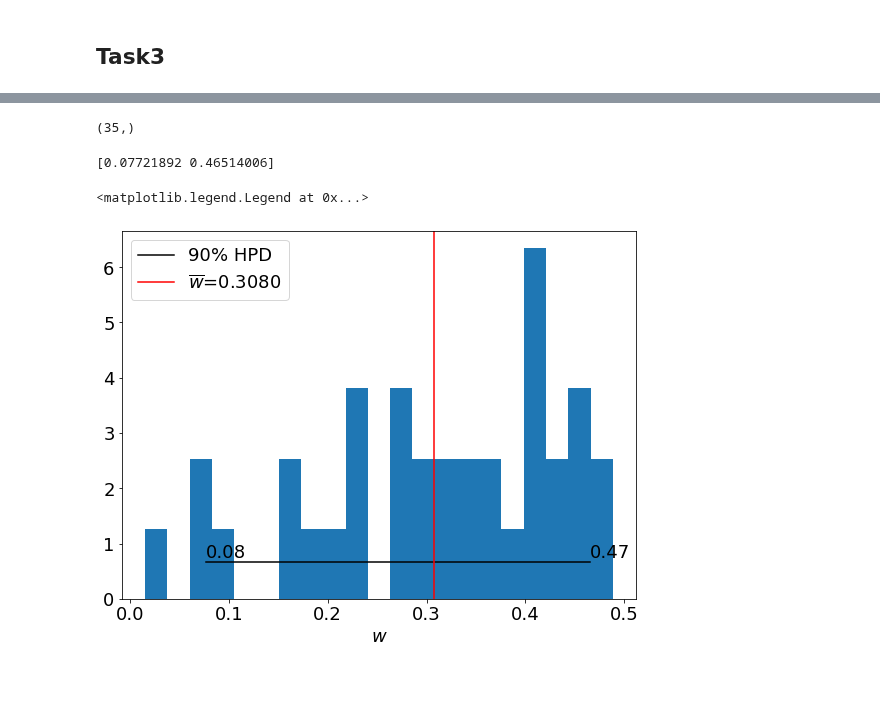
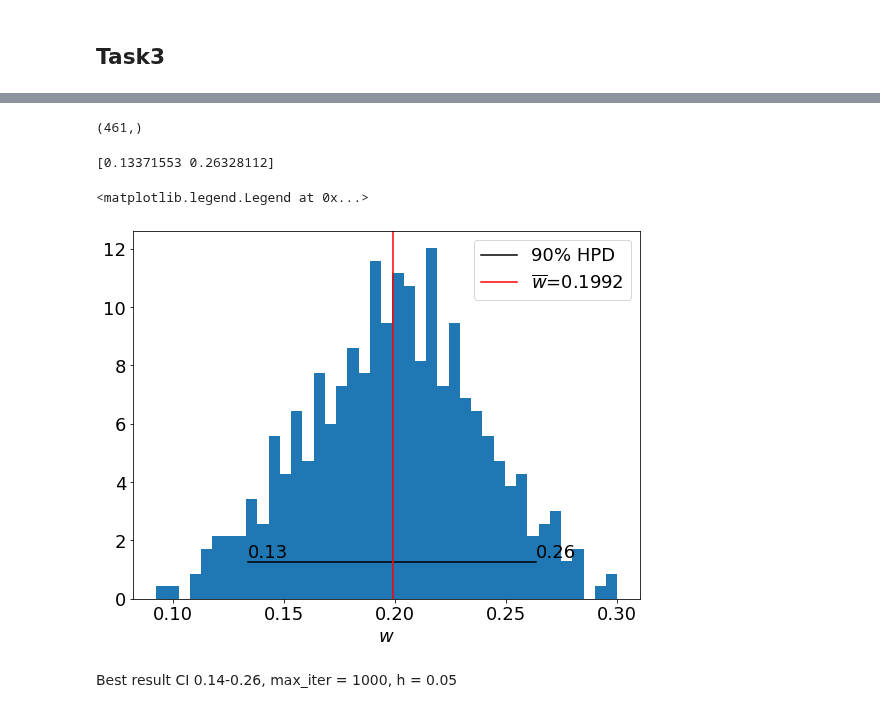
Before and after one commit to elindgren/asam_projects, a Jupyter notebook: Project3/project3_galton_board.ipynb, the cells around one changed output, grey strips where cells are left out. Saved outputs shown, nothing was run; the diff lists cells and outputs as text; code cells hidden in the pictures; blank space fills up the shorter version.

Commit message:
used NN as a statistic

```diff
--- a/Project3/project3_galton_board.ipynb
+++ b/Project3/project3_galton_board.ipynb
@@ -203,8 +182,8 @@ def nn_model(X):
 #               bias_initializer=initializers.RandomNormal(mean=1.0, stddev=0.1)
               bias_initializer=initializers.Zeros()
     ))
-    opt = keras.optimizers.Adam(learning_rate=0.1)
-    model.compile(loss='mean_squared_error', optimizer=opt, metrics=['mean_absolute_error'])
+    #opt = keras.optimizers.Adam(learning_rate=0.1)
+    model.compile(loss='mean_squared_error', optimizer="adam", metrics=['mean_absolute_error'])
     return model
 model = nn_model(X)
 model.summary()
@@ -335,5 +326,30 @@ plt.tight_layout()
 # %%
-def ABC_MCMC(y_obs, gen_alpha = "prior", max_iter = 50, s_std = 0.01, alpha_std = 0.01):
+def kernel(y, y_obs, h = 0.1, statistic = "KL"):
+    if statistic == "KL":
+        entrop = entropy(pk = y, qk = y_obs)
+        x = entrop/h
+    if statistic == "mean":
+        grid = np.arange(0,32)
+        x = ((y*grid).sum()-(y_obs*grid).sum())/(h*1000)
+    if statistic == "euc":
+        x = np.sqrt((y-y_obs).T@(y-y_obs))/(h*1000)
+
+    if statistic == "NN":
+        theta_obs = model.predict(y_obs.reshape(1,32)/1000)[0]
+        theta = model.predict(y.reshape(1,32)/1000)[0]
+        x = np.sqrt((theta - theta_obs).T@(theta - theta_obs))/h
+
+    if statistic == "WSD":
+        x = sc.stats.wasserstein_distance(y,y_obs)/h
+
+    if statistic == "ED":
+        x = sc.stats.energy_distance(y,y_obs)/h
+
+    sigma = 1/np.sqrt(2*np.pi) # choose the
+    return np.exp(-x**2/(2*sigma**2))/np.sqrt(2*np.pi*sigma**2)
+
+
+def ABC_MCMC(y_obs, gen_alpha = "prior", max_iter = 5, s_std = 0.01, alpha_std = 0.01):
     #gen_alpha = "NN"
     alpha = []
     for i, y_ob in tqdm(enumerate(y_obs)):
@@ -341,7 +357,6 @@ def ABC_MCMC(y_obs, gen_alpha = "prior", max_iter = 50, s_std = 0.01, alpha_std
         theta_m = model.predict(y_ob.reshape(1,32)/1000)[0]
         s_m = theta_m[1]
         alpha_m = theta_m[0]
-
 
         for j in range(max_iter):
 #             start_time = time.time()
@@ -368,7 +383,7 @@ def ABC_MCMC(y_obs, gen_alpha = "prior", max_iter = 50, s_std = 0.01, alpha_std
                 y_star = simulator(alpha_star, s_star)
 #                 print("--- %s seconds ---" % (time.time() - start_time2))
 
-                kern = kernel(y_star, y_ob)
+                kern = kernel(y_star, y_ob,h=0.05, statistic = "NN")
                 p_acc = kern
 #                 print(y_star)
 #                 print(y_ob)
@@ -376,9 +391,8 @@ def ABC_MCMC(y_obs, gen_alpha = "prior", max_iter = 50, s_std = 0.01, alpha_std
 
             if(np.random.rand() < p_acc):
                 alpha.append(alpha_star)
-                #break # ???
+
 #             print("--- %s seconds ---" % (time.time() - start_time))
-            break
     return np.array(alpha)
 
 alpha = ABC_MCMC(y_obs, s_std = s_std, alpha_std=alpha_std)
@@ -387,23 +401,25 @@ print(alpha.shape)
 
 # print(p_acc)
 # %% [output]
-(35,)
+(461,)
 # %%
 fig,ax = plt.subplots(figsize = (8,6))
-ax.hist(alpha ,bins = 21, density = True)
+ax.hist(alpha ,bins = 41, density = True)
 
 hdi = pymc3.stats.hpd(alpha, 0.90)
 print(hdi)
 ymax = ax.get_ylim()[1]
 ax.plot(hdi, [ymax/10, ymax/10], c='k', label='90% HPD')
 ax.axvline(np.mean(alpha), c='r', label=r'$\overline{w}$'+f'={np.mean(alpha):.4f}')
 ax.text(hdi[0], ymax/9, s=f'{hdi[0]:.2f}')
 ax.text(hdi[1], ymax/9, s=f'{hdi[1]:.2f}')
 plt.tight_layout()
 ax.set_xlabel(r'$w$')
 ax.legend(loc='best')
 #plt.savefig('figures_task2/w_posterior.png')
 # %% [output]
-[0.07721892 0.46514006]
+[0.13371553 0.26328112]
 <matplotlib.legend.Legend at 0x...>
-[figure, old version]
+[figure, new version]
+# %% [markdown]
+Best result CI 0.14-0.26, max_iter = 1000, h = 0.05
```
Also changed, not shown: parts of 12 cells of this notebook.
